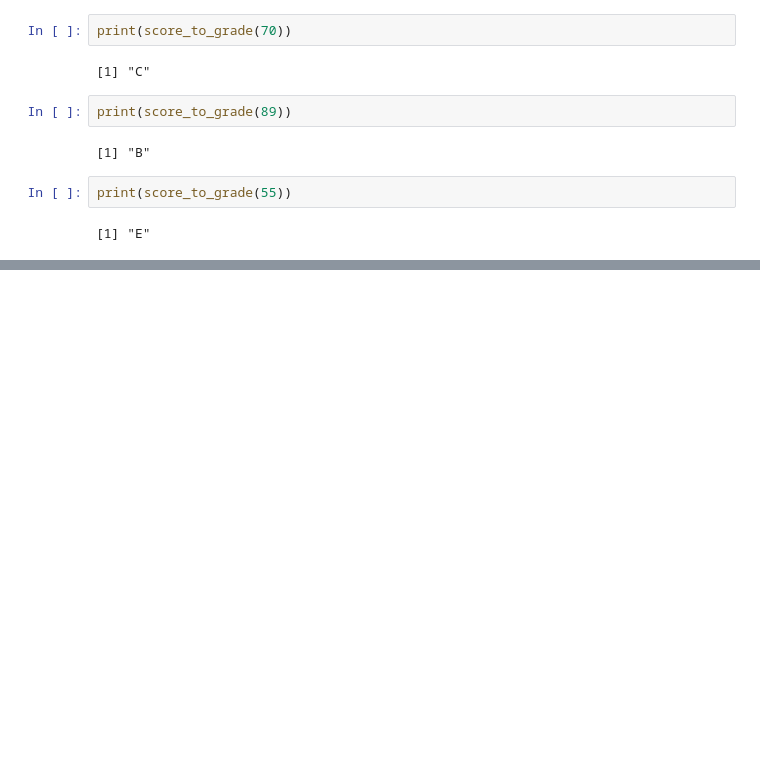
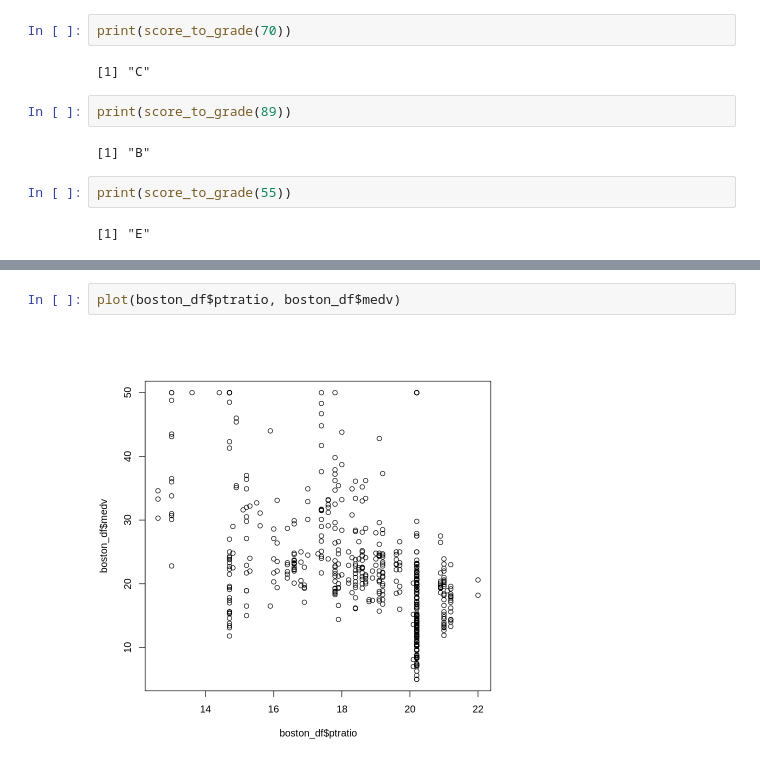
Before and after one commit to ridhampatoliya/R_Short_Course, a Jupyter notebook: Intro_to_R.ipynb, the cells around one changed output, grey strips where cells are left out. Cells and saved outputs as stored; diff of their text form; blank space fills up the shorter version.

```diff
--- a/Intro_to_R.ipynb
+++ b/Intro_to_R.ipynb
@@ -727,0 +840,4 @@ tibble [1,704 × 6] (S3: tbl_df/tbl/data.frame)
+# %%
+plot(boston_df$ptratio, boston_df$medv)
+# %% [output]
+[figure, added]
```
Also changed, not shown: parts of 43 cells of this notebook.
